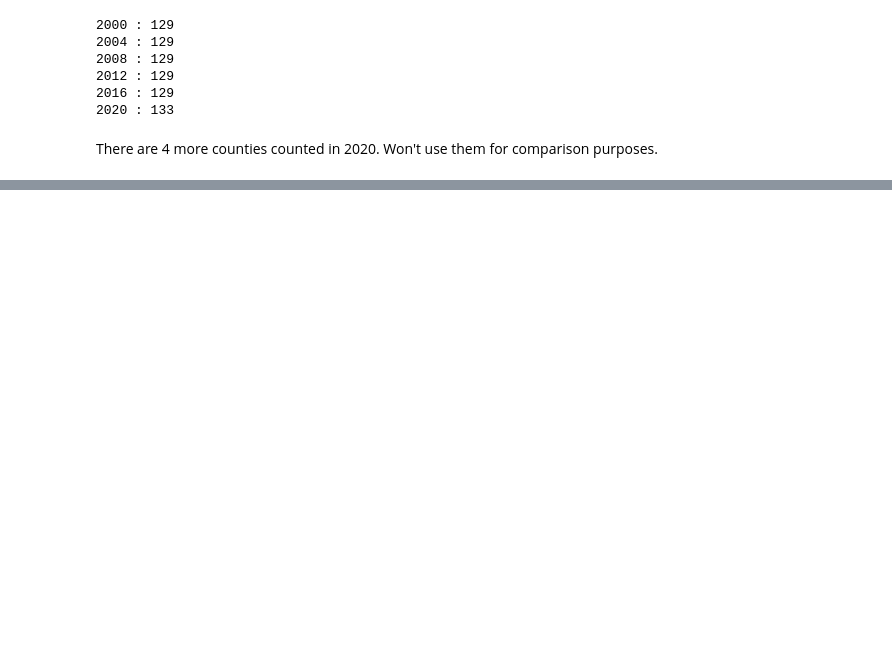
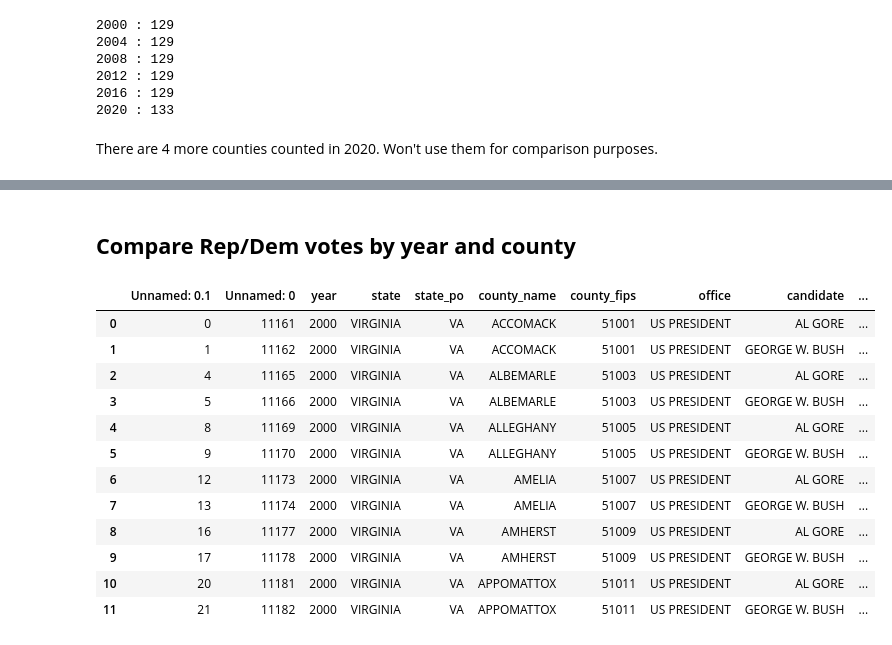
Before and after one commit to abkerper/project_voting, a Jupyter notebook: Allison2.ipynb, the cells around one changed output, grey strips where cells are left out. Saved outputs shown, nothing was run; the diff lists cells and outputs as text; code cells hidden in the pictures; blank space fills up the shorter version.

```diff
--- a/Allison2.ipynb
+++ b/Allison2.ipynb
@@ -62,7 +36,7 @@ party_results_by_year
 # %%
 counties_per_year = {}
 for year in years:
-  county_names = results_by_year[year]['county_name'].values
+  county_names = wins_by_year[year]['county_name'].values
   county_names = list(set(county_names))
   counties_per_year[year] = county_names
 # %%
@@ -78,11 +52,11 @@ for year in years:
 # %% [markdown]
 There are 4 more counties counted in 2020. Won't use them for comparison purposes.
 # %%
-results_by_county = {}
-for year in years:
-  results_by_county[year] = pd.DataFrame
-  county_list = results_by_year[year]['county_name'].values
-  county_list= list(set(county_names))
-  for county in county_list:
-    results_by_county[year] = df_results[df_results['county_name'] == county]
+# wins_by_county = {}
+# for year in years:
+#   wins_by_county[year] = pd.DataFrame
+#   county_list = wins_by_year[year]['county_name'].values
+#   county_list= list(set(county_names))
+#   for county in county_list:
+#     wins_by_county[year] = df_wins[df_wins['county_name'] == county]
 # %%
@@ -103,0 +79,25 @@ results_by_county['ALBEMARLE']
+# %% [markdown]
+## **Compare Rep/Dem votes by year and county**
+# %%
+df_rep_dem['rep_dem_difference'] = df_rep_dem.groupby(['year', 'county_name'])['candidatevotes'].diff()
+# %%
+years = [2000, 2004, 2008, 2012, 2016, 2020]
+rep_dem_by_year = {}
+for year in years:
+    rep_dem_by_year[year] = df_rep_dem[df_rep_dem['year'] == year]
+# %%
+rep_dem_by_year[2000].head(12)
+# %% [output]
+|  | Unnamed: 0.1 | Unnamed: 0 | year | state | state_po | county_name | county_fips | office | candidate | ... |
+| 0 | 0 | 11161 | 2000 | VIRGINIA | VA | ACCOMACK | 51001 | US PRESIDENT | AL GORE | ... |
+| 1 | 1 | 11162 | 2000 | VIRGINIA | VA | ACCOMACK | 51001 | US PRESIDENT | GEORGE W. BUSH | ... |
+| 2 | 4 | 11165 | 2000 | VIRGINIA | VA | ALBEMARLE | 51003 | US PRESIDENT | AL GORE | ... |
+| 3 | 5 | 11166 | 2000 | VIRGINIA | VA | ALBEMARLE | 51003 | US PRESIDENT | GEORGE W. BUSH | ... |
+| 4 | 8 | 11169 | 2000 | VIRGINIA | VA | ALLEGHANY | 51005 | US PRESIDENT | AL GORE | ... |
+| 5 | 9 | 11170 | 2000 | VIRGINIA | VA | ALLEGHANY | 51005 | US PRESIDENT | GEORGE W. BUSH | ... |
+| 6 | 12 | 11173 | 2000 | VIRGINIA | VA | AMELIA | 51007 | US PRESIDENT | AL GORE | ... |
+| 7 | 13 | 11174 | 2000 | VIRGINIA | VA | AMELIA | 51007 | US PRESIDENT | GEORGE W. BUSH | ... |
+| 8 | 16 | 11177 | 2000 | VIRGINIA | VA | AMHERST | 51009 | US PRESIDENT | AL GORE | ... |
+| 9 | 17 | 11178 | 2000 | VIRGINIA | VA | AMHERST | 51009 | US PRESIDENT | GEORGE W. BUSH | ... |
+| 10 | 20 | 11181 | 2000 | VIRGINIA | VA | APPOMATTOX | 51011 | US PRESIDENT | AL GORE | ... |
+| 11 | 21 | 11182 | 2000 | VIRGINIA | VA | APPOMATTOX | 51011 | US PRESIDENT | GEORGE W. BUSH | ... |
```
Also changed, not shown: parts of 18 cells of this notebook.
